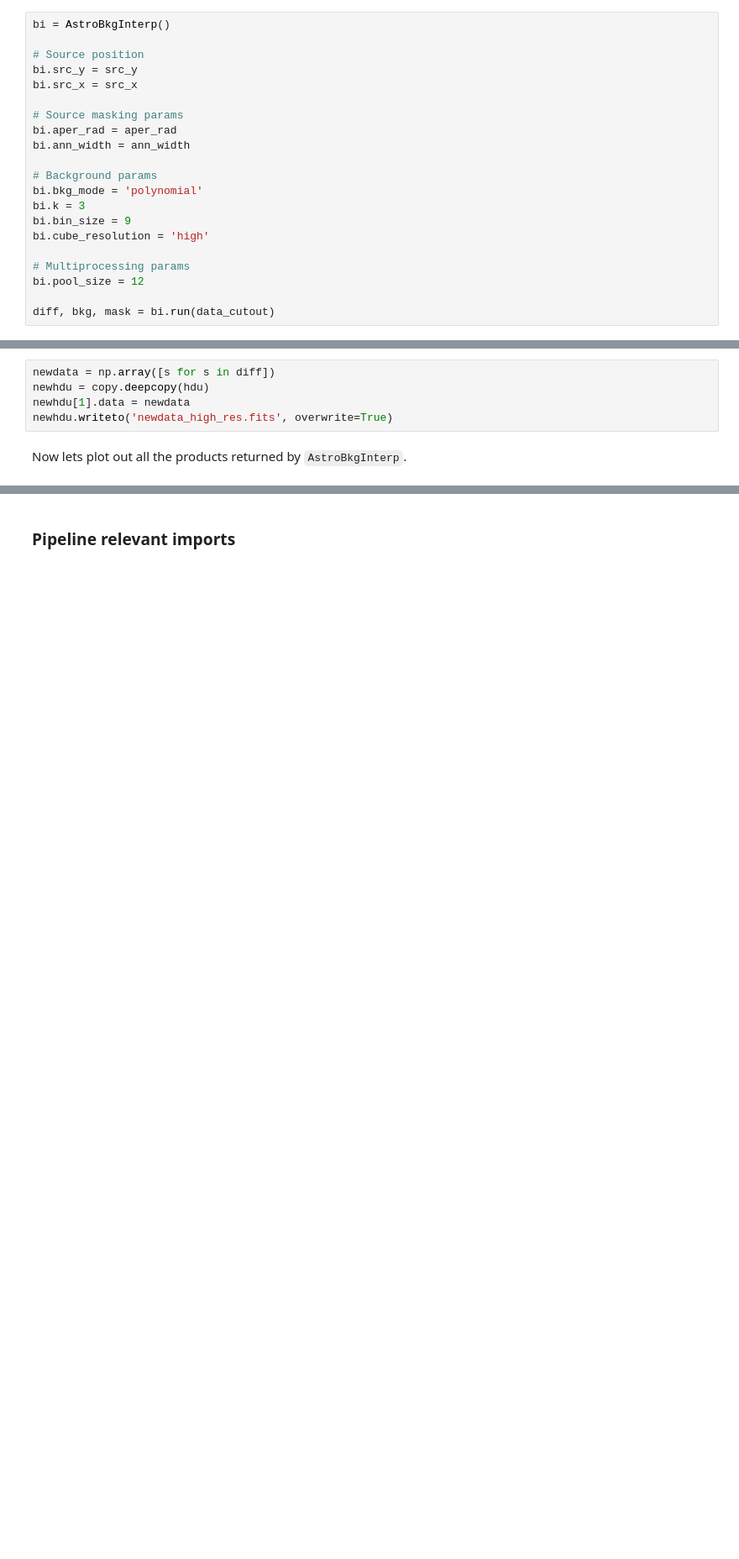
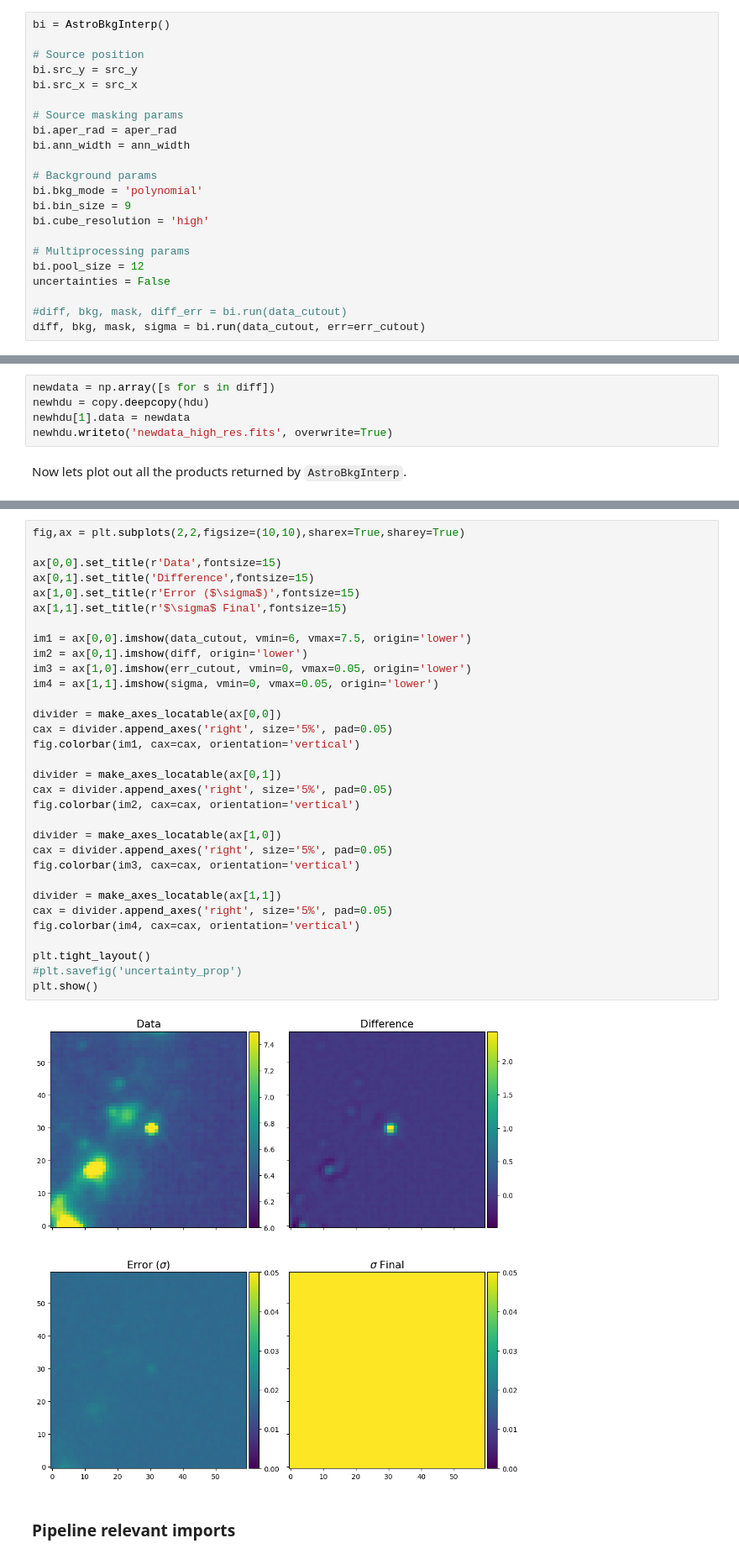
Before and after one commit to brynickson/AstroBkgInterp, a Jupyter notebook: AstroBkgInterp_Tutorial_MIRI_Imaging.ipynb, the cells around one changed output, grey strips where cells are left out. Shown at 84% size. Drawn from its saved outputs; the diff is of its cells as text; blank space fills up the shorter version.

Commit message:
Fixing uncertainties propagation and corresponding notebooks

```diff
--- a/AstroBkgInterp_Tutorial_MIRI_Imaging.ipynb
+++ b/AstroBkgInterp_Tutorial_MIRI_Imaging.ipynb
@@ -371,13 +362,14 @@ bi.ann_width = ann_width
 
 # Background params
 bi.bkg_mode = 'polynomial'
-bi.k = 3
 bi.bin_size = 9
 bi.cube_resolution = 'high'
 
 # Multiprocessing params
 bi.pool_size = 12
+uncertainties = False
 
-diff, bkg, mask = bi.run(data_cutout)
+#diff, bkg, mask, diff_err = bi.run(data_cutout)
+diff, bkg, mask, sigma = bi.run(data_cutout, err=err_cutout)
 # %% [output]
 Source Masking: circular
@@ -439,6 +431,40 @@ plt.tight_layout()
 plt.show()
 # %% [output]
 [figure]
+# %%
+fig,ax = plt.subplots(2,2,figsize=(10,10),sharex=True,sharey=True)
+
+ax[0,0].set_title(r'Data',fontsize=15)
+ax[0,1].set_title('Difference',fontsize=15)
+ax[1,0].set_title(r'Error ($\sigma$)',fontsize=15)
+ax[1,1].set_title(r'$\sigma$ Final',fontsize=15)
+
+im1 = ax[0,0].imshow(data_cutout, vmin=6, vmax=7.5, origin='lower')
+im2 = ax[0,1].imshow(diff, origin='lower')
+im3 = ax[1,0].imshow(err_cutout, vmin=0, vmax=0.05, origin='lower')
+im4 = ax[1,1].imshow(sigma, vmin=0, vmax=0.05, origin='lower')
+
+divider = make_axes_locatable(ax[0,0])
+cax = divider.append_axes('right', size='5%', pad=0.05)
+fig.colorbar(im1, cax=cax, orientation='vertical')
+
+divider = make_axes_locatable(ax[0,1])
+cax = divider.append_axes('right', size='5%', pad=0.05)
+fig.colorbar(im2, cax=cax, orientation='vertical')
+
+divider = make_axes_locatable(ax[1,0])
+cax = divider.append_axes('right', size='5%', pad=0.05)
+fig.colorbar(im3, cax=cax, orientation='vertical')
+
+divider = make_axes_locatable(ax[1,1])
+cax = divider.append_axes('right', size='5%', pad=0.05)
+fig.colorbar(im4, cax=cax, orientation='vertical')
+
+plt.tight_layout()
+#plt.savefig('uncertainty_prop')
+plt.show()
+# %% [output]
+[figure, added]
 # %% [markdown]
 ### Pipeline relevant imports
 # %%
```
Also changed, not shown: parts of 12 cells of this notebook, 3 other files.
